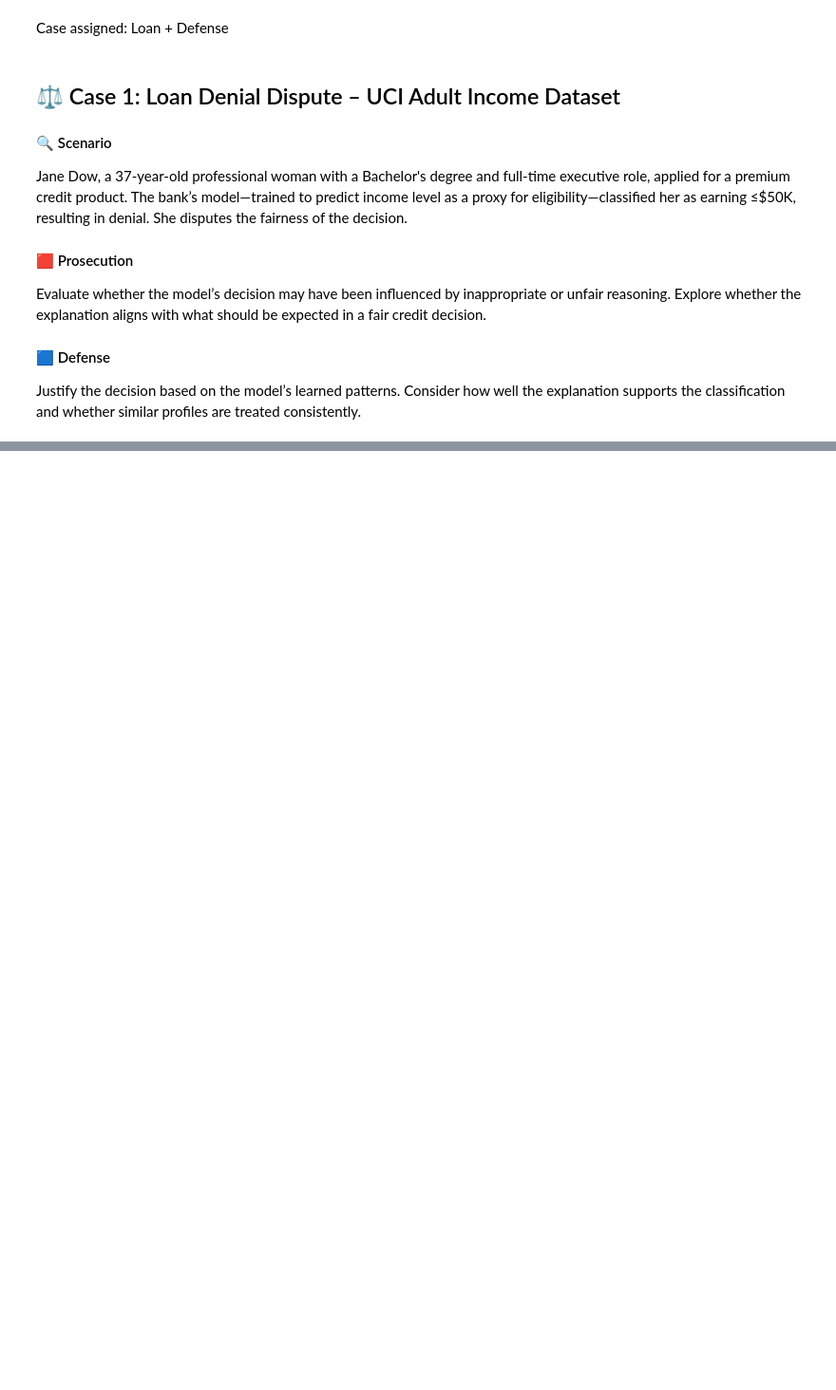
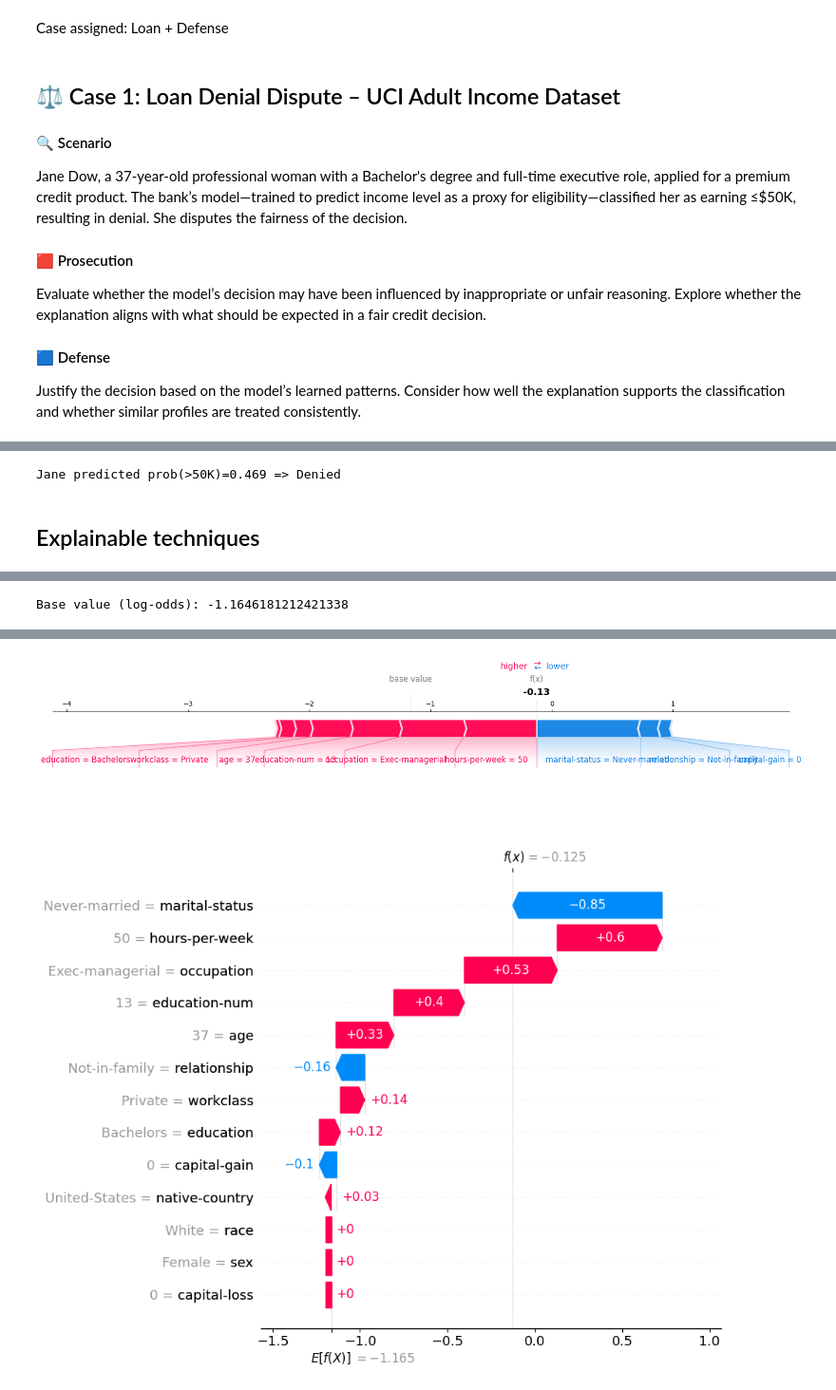
Before and after one commit to syedhumarahim/XAI, a Jupyter notebook: XAI_assign3.ipynb, the cells around one changed output, grey strips where cells are left out. Shown: that part at 95% size. Drawn from its saved outputs; the diff is of its cells as text; code cells hidden in the pictures; blank space fills up the shorter version.

```diff
--- a/XAI_assign3.ipynb
+++ b/XAI_assign3.ipynb
@@ -81,0 +85,65 @@ Prediction for Jane Dow (Loan Eligibility): Denied
+# %%
+# 🎯 Focus Instance: Loan Rejection Case (Jane Dow)
+jane = {
+    'age': 37,
+    'workclass': 'Private',
+    'education': 'Bachelors',
+    'marital-status': 'Never-married',
+    'occupation': 'Exec-managerial',
+    'relationship': 'Not-in-family',
+    'race': 'White',
+    'sex': 'Female',
+    'hours-per-week': 50,
+    'native-country': 'United-States',
+    'capital-gain': 0,
+    'capital-loss': 0,
+    'education-num': 13,
+}
+
+jane_df = pd.DataFrame([jane])[X.columns]
+jane_pred_proba = pipe.predict_proba(jane_df)[0,1]
+jane_pred = pipe.predict(jane_df)[0]
+print(f"Jane predicted prob(>50K)={jane_pred_proba:.3f} => {'Approved' if jane_pred==1 else 'Denied'}")
+# %% [output]
+Jane predicted prob(>50K)=0.469 => Denied
+# %% [markdown]
+## Explainable techniques
+# %%
+import shap
+import numpy as np
+import pandas as pd
+
+# 1) Model wrapper stays the same
+f = lambda data: pipe.predict_proba(pd.DataFrame(data, columns=X.columns))[:, 1]
+
+# 2) KernelExplainer on raw features
+background = X_train.sample(200, random_state=42)
+explainer = shap.KernelExplainer(f, background, link="logit")
+
+# 3) Jane local SHAP
+shap_values_jane = explainer.shap_values(jane_df, nsamples=200)   # shape: (1, n_features)
+base_value = explainer.expected_value                             # scalar (log-odds if link="logit")
+print("Base value (log-odds):", base_value)
+
+# 4) Plots (note: no '.values' anywhere)
+shap.initjs()
+
+# Force plot (pass 1D array)
+shap.force_plot(base_value, shap_values_jane[0], jane_df, matplotlib=True)
+
+# Waterfall: build Explanation with raw numpy arrays
+jane_exp = shap.Explanation(
+    values=shap_values_jane[0],                 # (n_features,)
+    base_values=base_value,                     # scalar
+    data=jane_df.iloc[0].values,                # (n_features,)
+    feature_names=jane_df.columns.tolist()
+)
+
+# Use the new plots API:
+shap.plots.waterfall(jane_exp, max_display=15)
+
+# 5) Global view on a sample (beeswarm expects a 2D matrix)
+sample = X_test.sample(1000, random_state=0)
+shap_values_sample = explainer.shap_values(sample, nsamples=200)  # (m, n_features)
+shap.summary_plot(shap_values_sample, sample)                      # beeswarm
+# %% [output]
@@ -81,0 +151 @@ Prediction for Jane Dow (Loan Eligibility): Denied
+Base value (log-odds): -1.1646181212421338
@@ -81,0 +153,2 @@ Prediction for Jane Dow (Loan Eligibility): Denied
+[figure, added]
+[figure, added]
```
Also changed, not shown: parts of 9 cells of this notebook.
